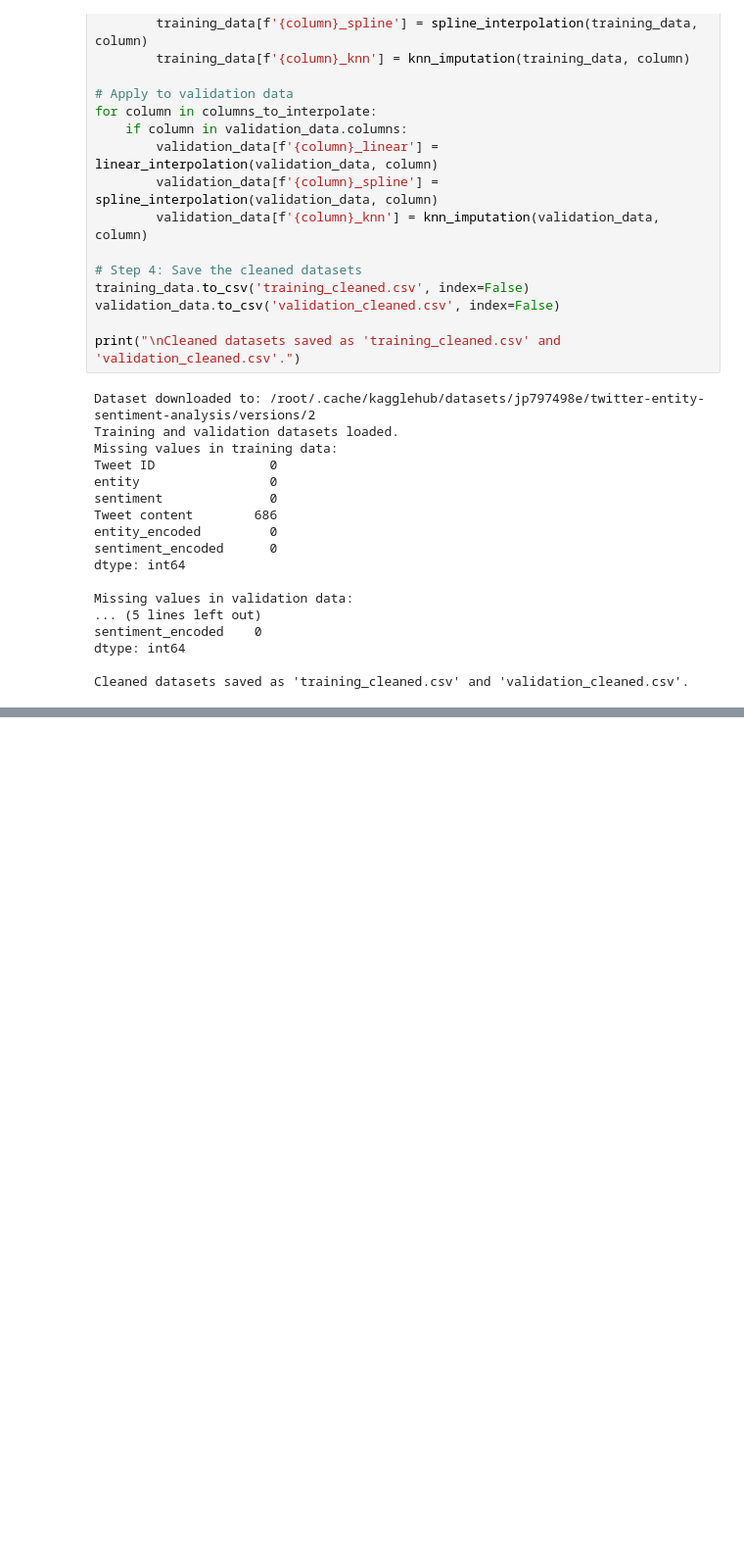
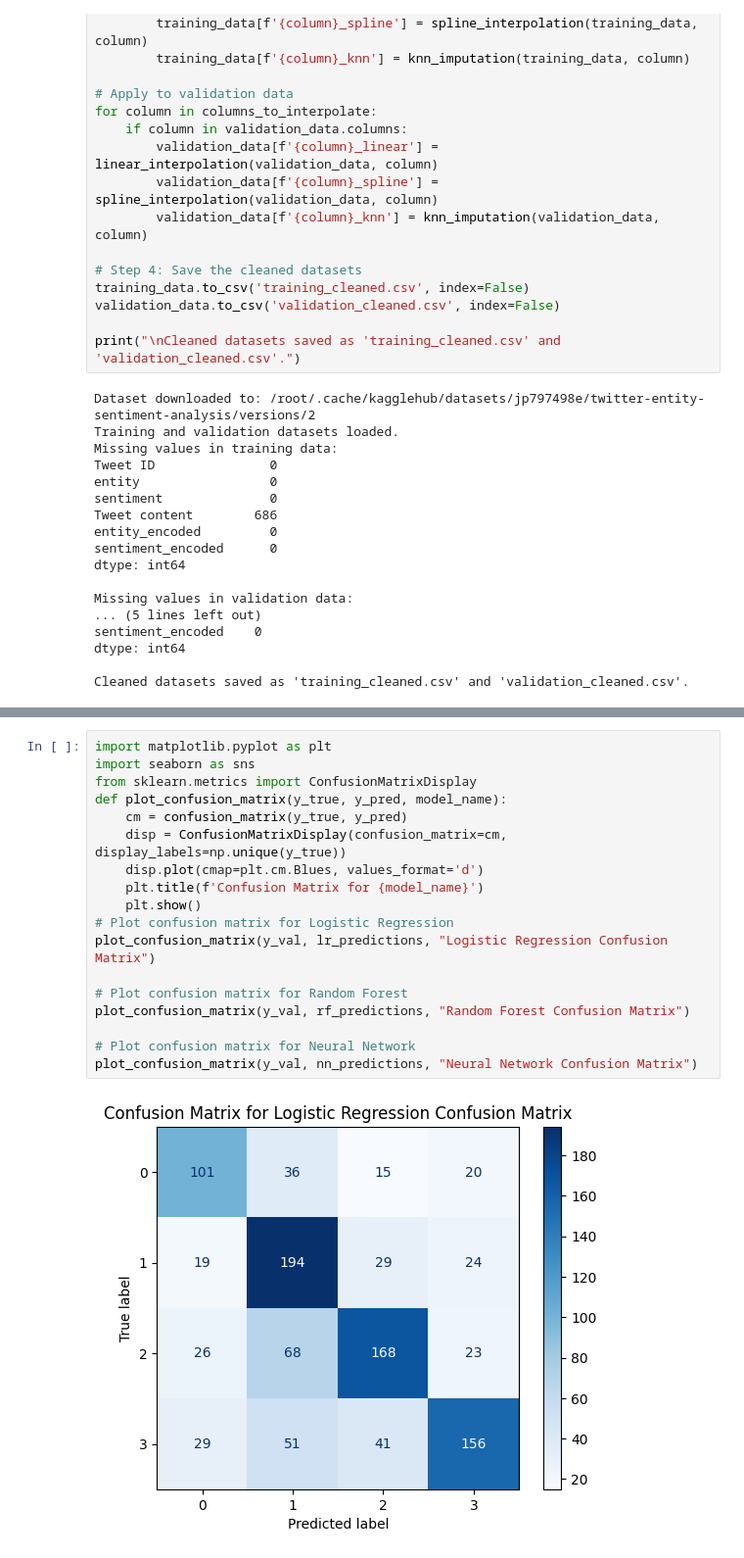
Before and after one commit to akinahomwabella/Data-Imputation, a Jupyter notebook: Twitter_Sentiment.ipynb, the cells around one changed output, grey strips where cells are left out. Shown: that part at 98% size. Saved outputs shown, nothing was run; the diff lists cells and outputs as text; blank space fills up the shorter version.

```diff
--- a/Twitter_Sentiment.ipynb
+++ b/Twitter_Sentiment.ipynb
@@ -198,0 +241,20 @@ print(confusion_matrix(y_val, nn_predictions))
+# %%
+import matplotlib.pyplot as plt
+import seaborn as sns
+from sklearn.metrics import ConfusionMatrixDisplay
+def plot_confusion_matrix(y_true, y_pred, model_name):
+    cm = confusion_matrix(y_true, y_pred)
+    disp = ConfusionMatrixDisplay(confusion_matrix=cm, display_labels=np.unique(y_true))
+    disp.plot(cmap=plt.cm.Blues, values_format='d')
+    plt.title(f'Confusion Matrix for {model_name}')
+    plt.show()
+# Plot confusion matrix for Logistic Regression
+plot_confusion_matrix(y_val, lr_predictions, "Logistic Regression Confusion Matrix")
+
+# Plot confusion matrix for Random Forest
+plot_confusion_matrix(y_val, rf_predictions, "Random Forest Confusion Matrix")
+
+# Plot confusion matrix for Neural Network
+plot_confusion_matrix(y_val, nn_predictions, "Neural Network Confusion Matrix")
+# %% [output]
+[figure, added]
```
Also changed, not shown: parts of 2 cells of this notebook.
